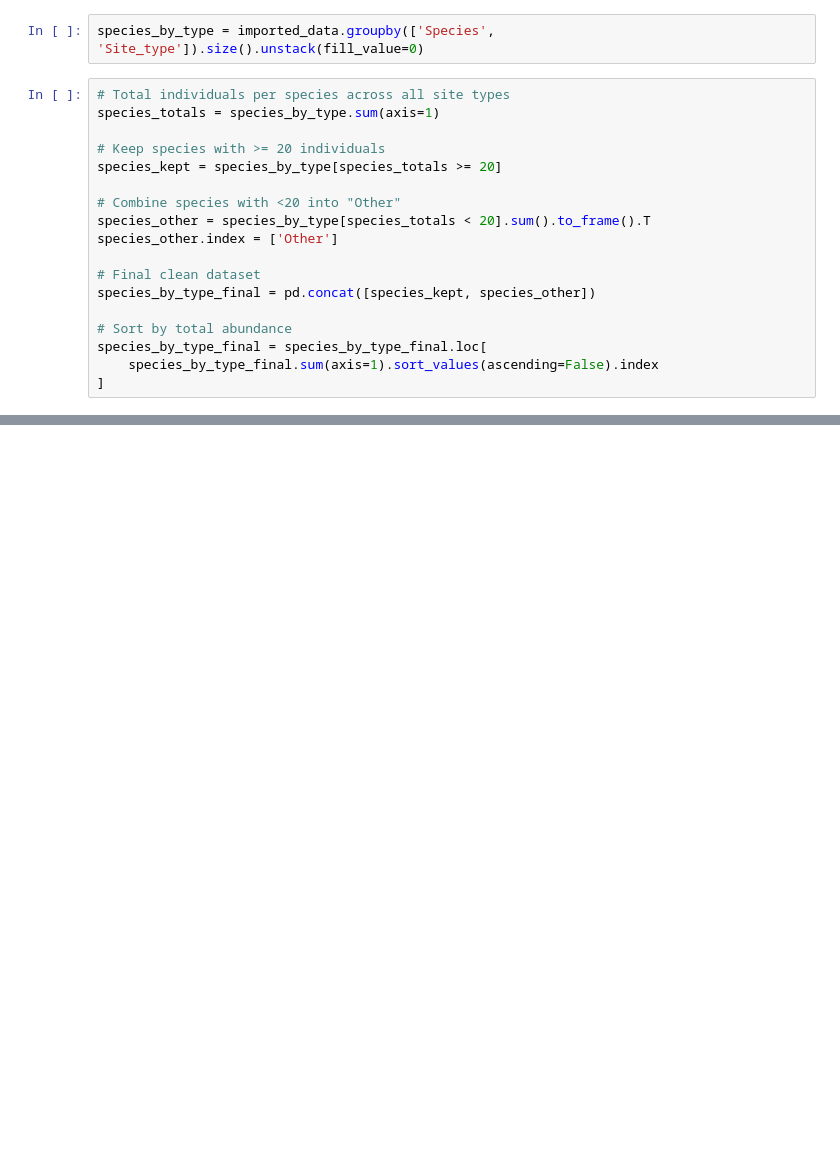
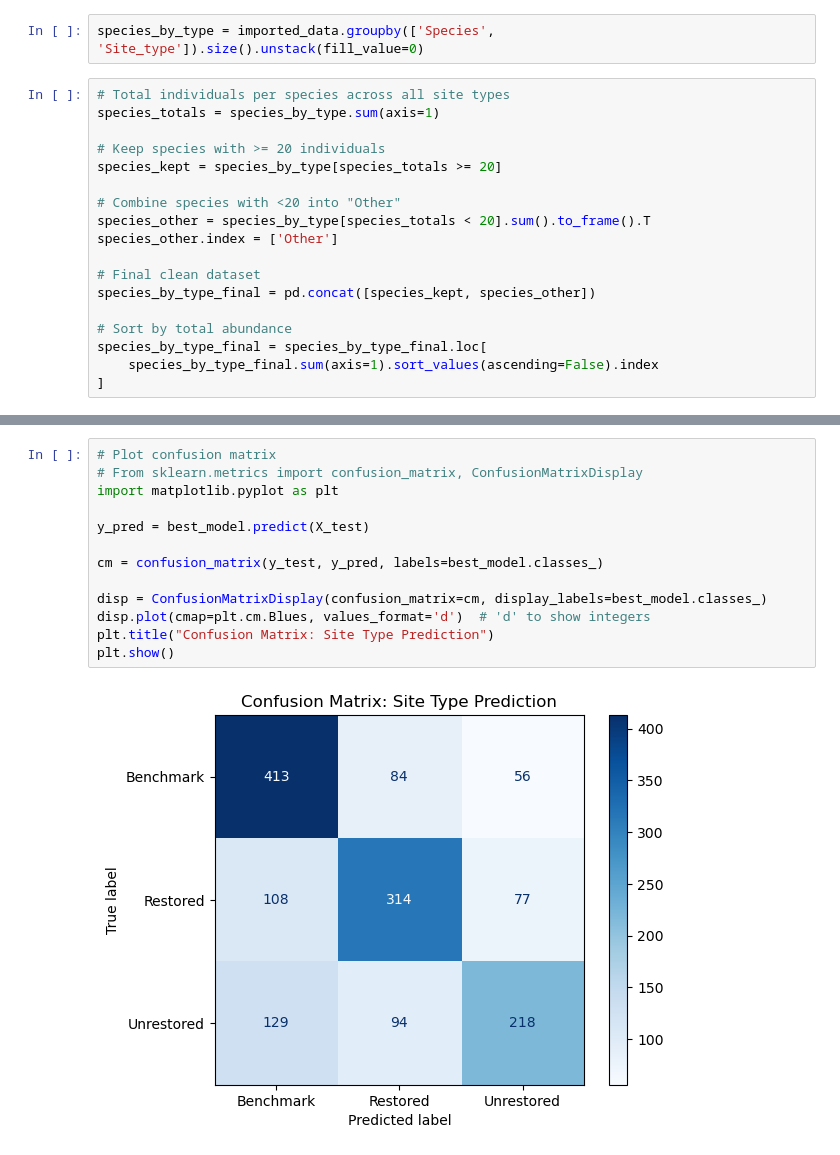
Before and after one commit to enyakemp21/BIO_350, a Jupyter notebook: Final_Project.ipynb, the cells around one changed output, grey strips where cells are left out. Cells and saved outputs as stored; diff of their text form; blank space fills up the shorter version.

```diff
--- a/Final_Project.ipynb
+++ b/Final_Project.ipynb
@@ -355,0 +509,15 @@ plt.show()
+# %%
+# Plot confusion matrix
+# From sklearn.metrics import confusion_matrix, ConfusionMatrixDisplay
+import matplotlib.pyplot as plt
+
+y_pred = best_model.predict(X_test)
+
+cm = confusion_matrix(y_test, y_pred, labels=best_model.classes_)
+
+disp = ConfusionMatrixDisplay(confusion_matrix=cm, display_labels=best_model.classes_)
+disp.plot(cmap=plt.cm.Blues, values_format='d')  # 'd' to show integers
+plt.title("Confusion Matrix: Site Type Prediction")
+plt.show()
+# %% [output]
+[figure, added]
```
Also changed, not shown: parts of 11 cells of this notebook.
